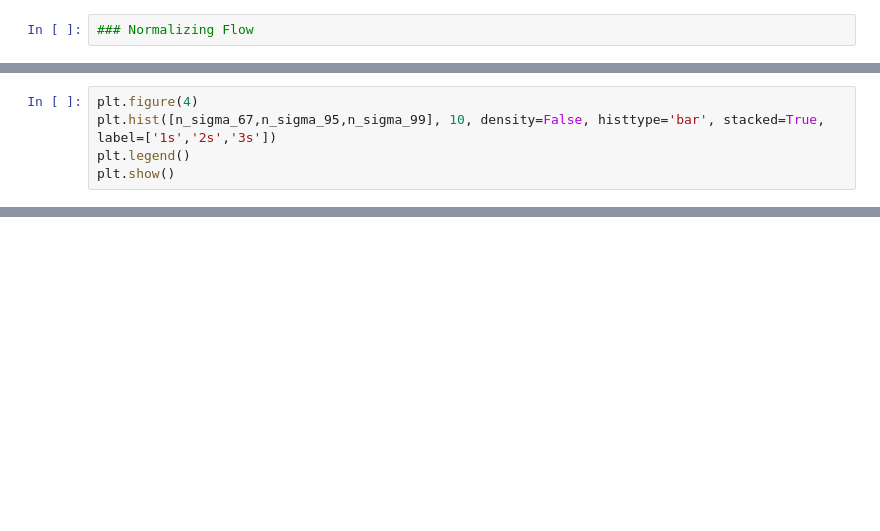
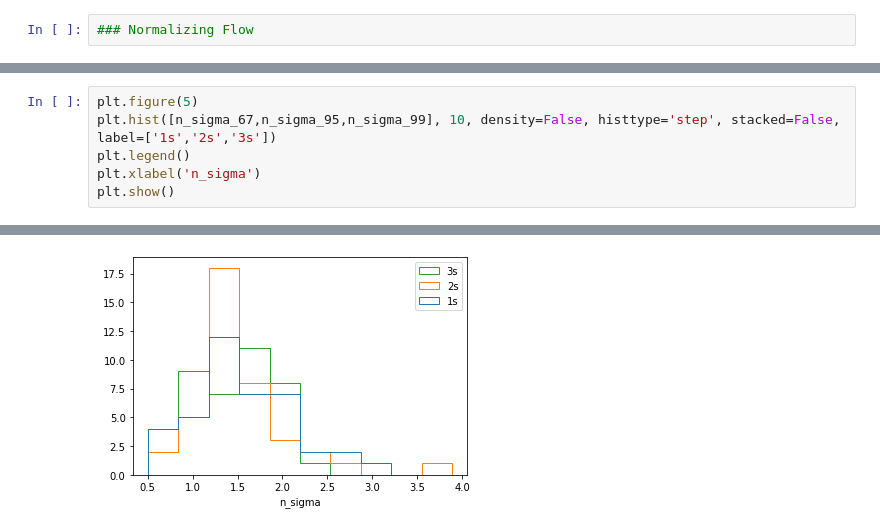
Before and after one commit to SBU-EVAN/LSST_emulation, a Jupyter notebook: flow.ipynb, the cells around one changed output, grey strips where cells are left out. Cells and saved outputs as stored; diff of their text form; blank space fills up the shorter version.

```diff
--- a/flow.ipynb
+++ b/flow.ipynb
@@ -705,6 +671,7 @@ plt.show()
 # %%
-plt.figure(4)
-plt.hist([n_sigma_67,n_sigma_95,n_sigma_99], 10, density=False, histtype='bar', stacked=True, label=['1s','2s','3s'])
+plt.figure(5)
+plt.hist([n_sigma_67,n_sigma_95,n_sigma_99], 10, density=False, histtype='step', stacked=False, label=['1s','2s','3s'])
 plt.legend()
+plt.xlabel('n_sigma')
 plt.show()
 # %% [output]
@@ -712,0 +678 @@ plt.show()
+[figure, added]
```
Also changed, not shown: parts of 18 cells of this notebook, 19 other files.
